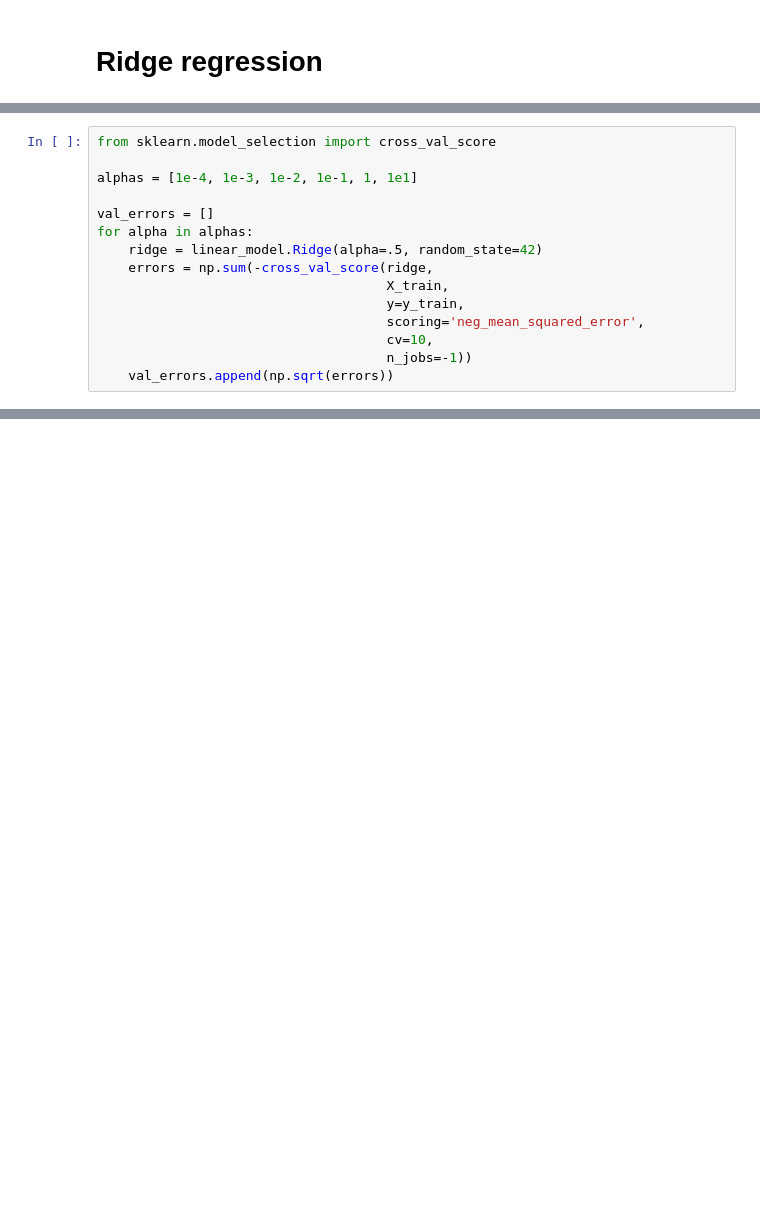
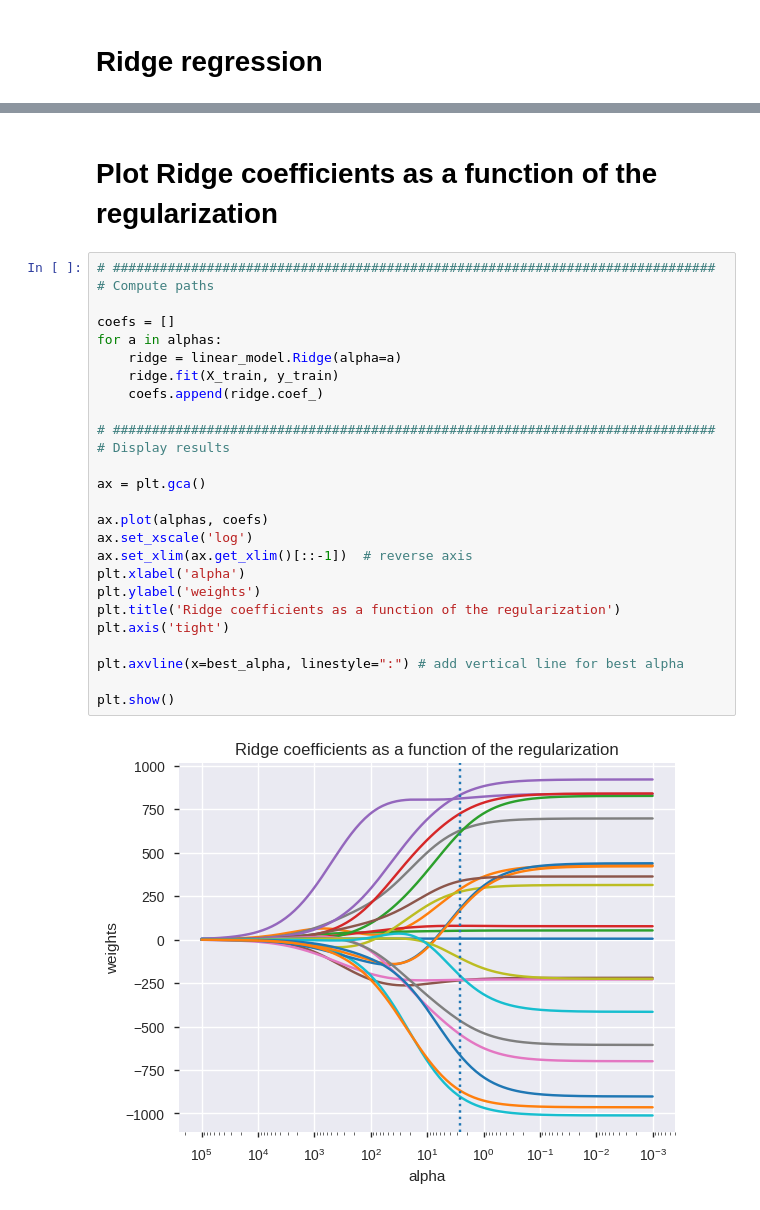
Before and after one commit to tripl3a/urban-tech, a Jupyter notebook: bike-sharing_new.ipynb, the cells around one changed output, grey strips where cells are left out. Saved outputs shown, nothing was run; the diff lists cells and outputs as text; blank space fills up the shorter version.

```diff
--- a/bike-sharing_new.ipynb
+++ b/bike-sharing_new.ipynb
@@ -296,15 +357,0 @@ Source: https://dziganto.github.io/cross-validation/data%20science/machine%20lea
-# %%
-from sklearn.model_selection import cross_val_score
-
-alphas = [1e-4, 1e-3, 1e-2, 1e-1, 1, 1e1]
-
-val_errors = []
-for alpha in alphas:
-    ridge = linear_model.Ridge(alpha=.5, random_state=42)
-    errors = np.sum(-cross_val_score(ridge,
-                                     X_train,
-                                     y=y_train,
-                                     scoring='neg_mean_squared_error',
-                                     cv=10,
-                                     n_jobs=-1))
-    val_errors.append(np.sqrt(errors))
@@ -324 +375,31 @@ best alpha: 0.0001
+# %% [markdown]
+# Plot Ridge coefficients as a function of the regularization
+# %%
+# #############################################################################
+# Compute paths
+
+coefs = []
+for a in alphas:
+    ridge = linear_model.Ridge(alpha=a)
+    ridge.fit(X_train, y_train)
+    coefs.append(ridge.coef_)
+
+# #############################################################################
+# Display results
+
+ax = plt.gca()
+
+ax.plot(alphas, coefs)
+ax.set_xscale('log')
+ax.set_xlim(ax.get_xlim()[::-1])  # reverse axis
+plt.xlabel('alpha')
+plt.ylabel('weights')
+plt.title('Ridge coefficients as a function of the regularization')
+plt.axis('tight')
+
+plt.axvline(x=best_alpha, linestyle=":") # add vertical line for best alpha
+
+plt.show()
+# %% [output]
+[figure, added]
 # %% [markdown]
```
Also changed, not shown: parts of 39 cells of this notebook.
